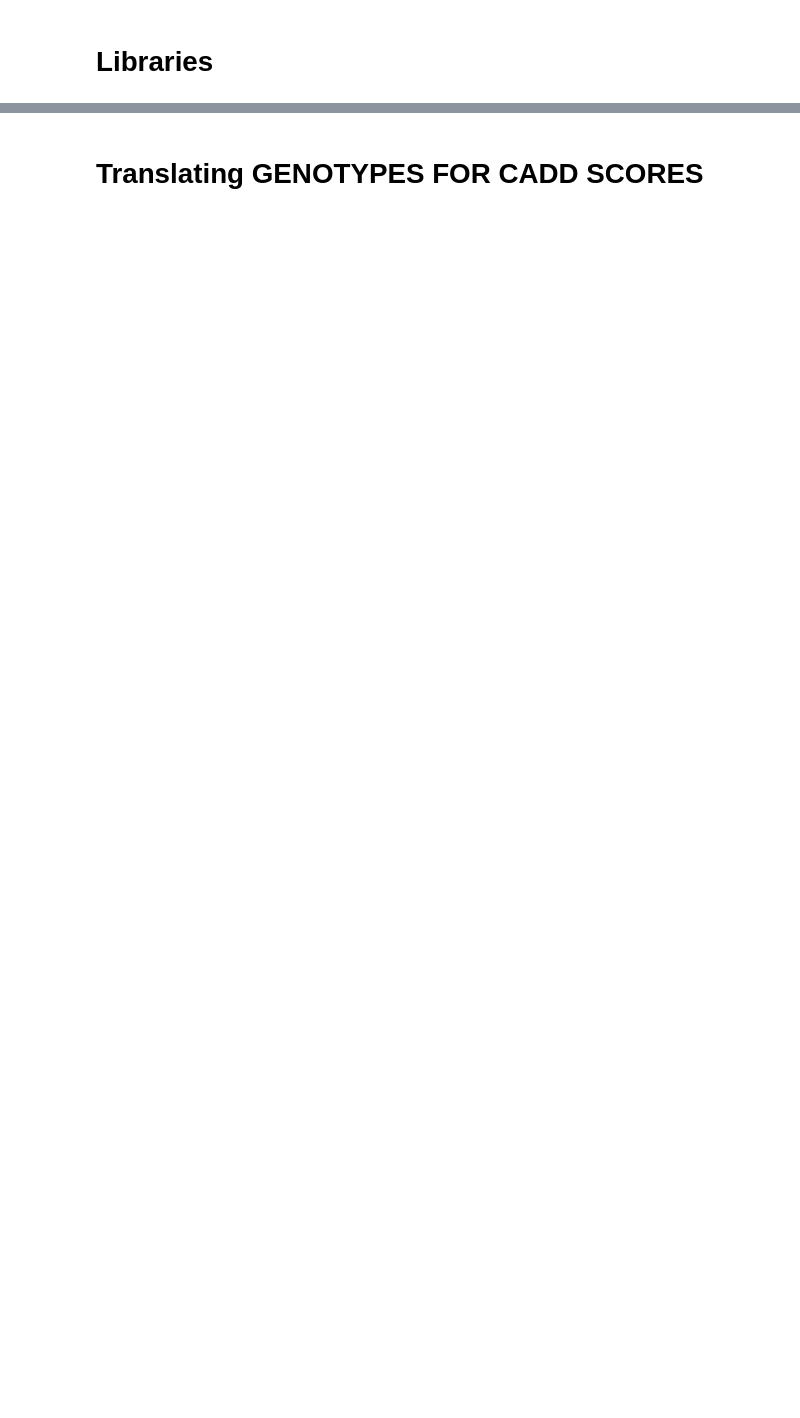
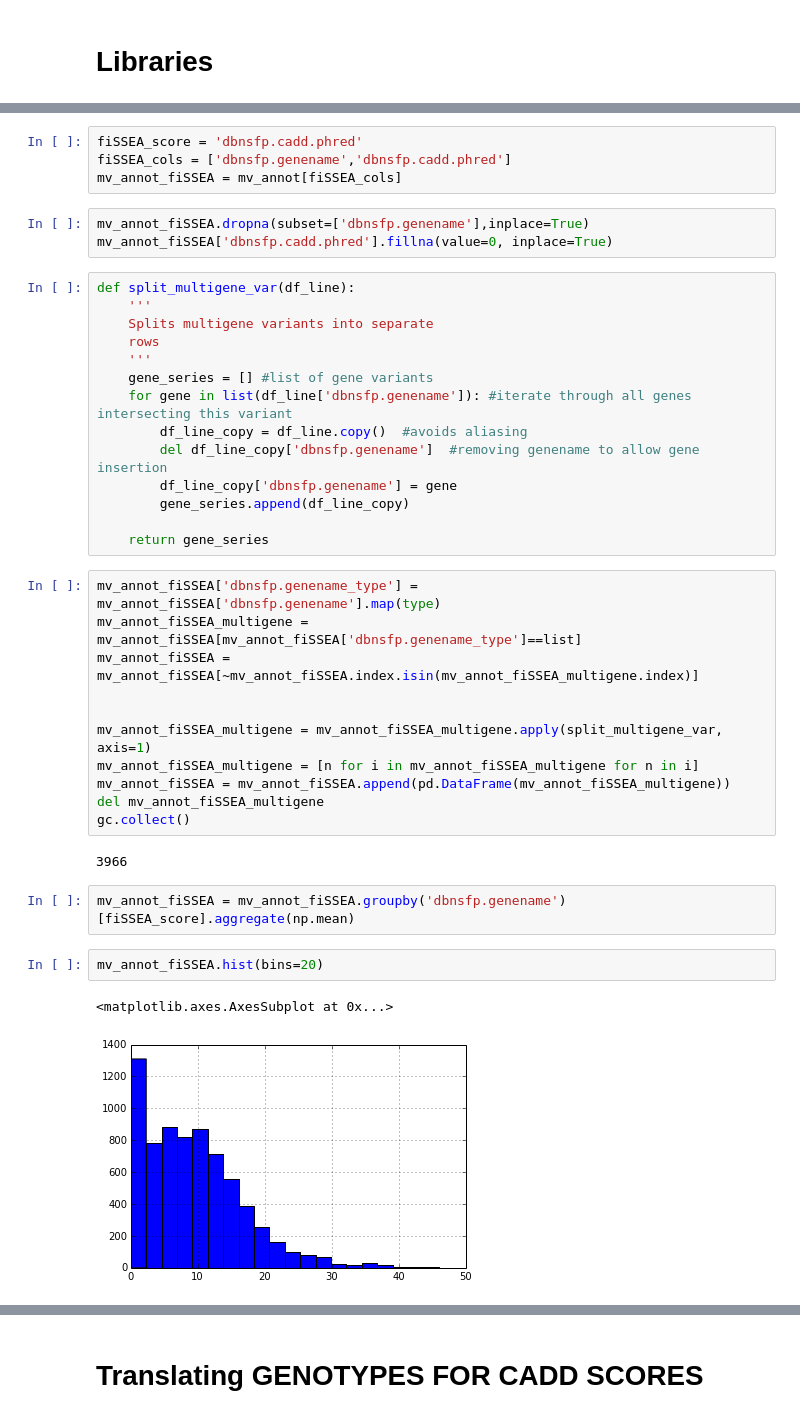
Before and after one commit to SuLab/fiSSEA, a Jupyter notebook: ipynb/fiSSEA.ipynb, the cells around one changed output, grey strips where cells are left out. Cells and saved outputs as stored; diff of their text form; blank space fills up the shorter version.

```diff
--- a/ipynb/fiSSEA.ipynb
+++ b/ipynb/fiSSEA.ipynb
@@ -192,0 +245,41 @@ cadd_dict_replace = {'hgvs_a2':cadd_dict, 'hgvs_a1':cadd_dict}
+# %%
+fiSSEA_score = 'dbnsfp.cadd.phred'
+fiSSEA_cols = ['dbnsfp.genename','dbnsfp.cadd.phred']
+mv_annot_fiSSEA = mv_annot[fiSSEA_cols]
+# %%
+mv_annot_fiSSEA.dropna(subset=['dbnsfp.genename'],inplace=True)
+mv_annot_fiSSEA['dbnsfp.cadd.phred'].fillna(value=0, inplace=True)
+# %%
+def split_multigene_var(df_line):
+    '''
+    Splits multigene variants into separate
+    rows
+    '''
+    gene_series = [] #list of gene variants
+    for gene in list(df_line['dbnsfp.genename']): #iterate through all genes intersecting this variant
+        df_line_copy = df_line.copy()  #avoids aliasing
+        del df_line_copy['dbnsfp.genename']  #removing genename to allow gene insertion
+        df_line_copy['dbnsfp.genename'] = gene
+        gene_series.append(df_line_copy)
+
+    return gene_series
+# %%
+mv_annot_fiSSEA['dbnsfp.genename_type'] = mv_annot_fiSSEA['dbnsfp.genename'].map(type)
+mv_annot_fiSSEA_multigene = mv_annot_fiSSEA[mv_annot_fiSSEA['dbnsfp.genename_type']==list]
+mv_annot_fiSSEA = mv_annot_fiSSEA[~mv_annot_fiSSEA.index.isin(mv_annot_fiSSEA_multigene.index)]
+
+
+mv_annot_fiSSEA_multigene = mv_annot_fiSSEA_multigene.apply(split_multigene_var, axis=1)
+mv_annot_fiSSEA_multigene = [n for i in mv_annot_fiSSEA_multigene for n in i]
+mv_annot_fiSSEA = mv_annot_fiSSEA.append(pd.DataFrame(mv_annot_fiSSEA_multigene))
+del mv_annot_fiSSEA_multigene
+gc.collect()
+# %% [output]
+3966
+# %%
+mv_annot_fiSSEA = mv_annot_fiSSEA.groupby('dbnsfp.genename')[fiSSEA_score].aggregate(np.mean)
+# %%
+mv_annot_fiSSEA.hist(bins=20)
+# %% [output]
+<matplotlib.axes.AxesSubplot at 0x...>
+[figure, added]
```
Also changed, not shown: parts of 96 cells of this notebook.
